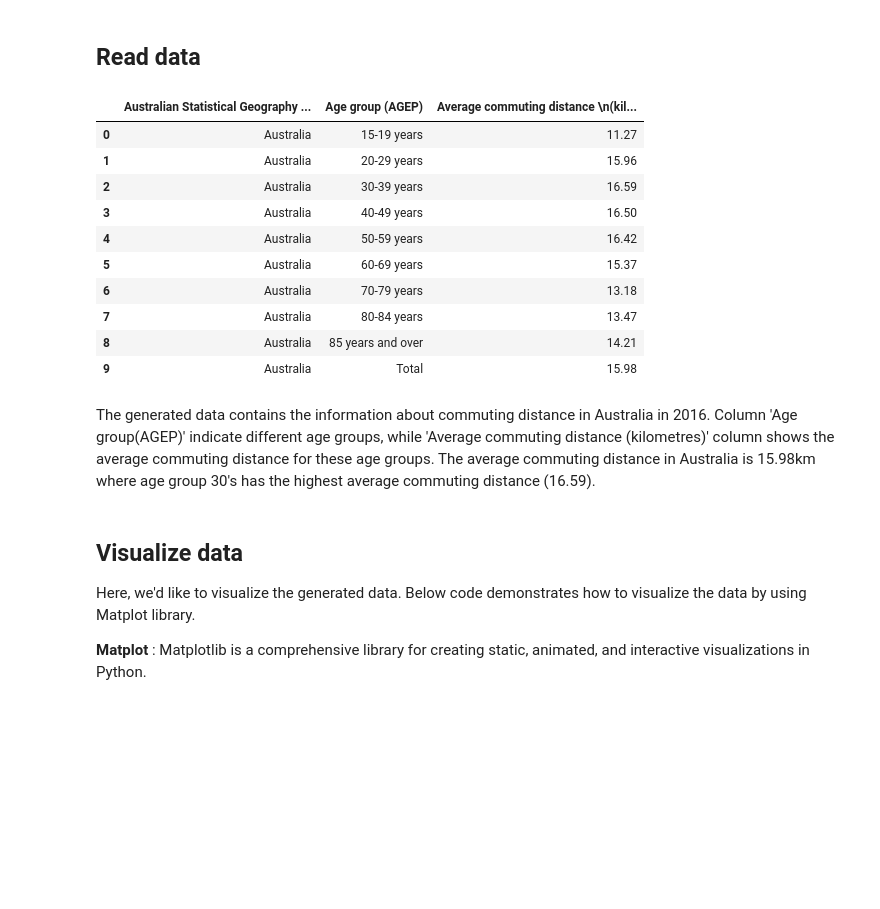
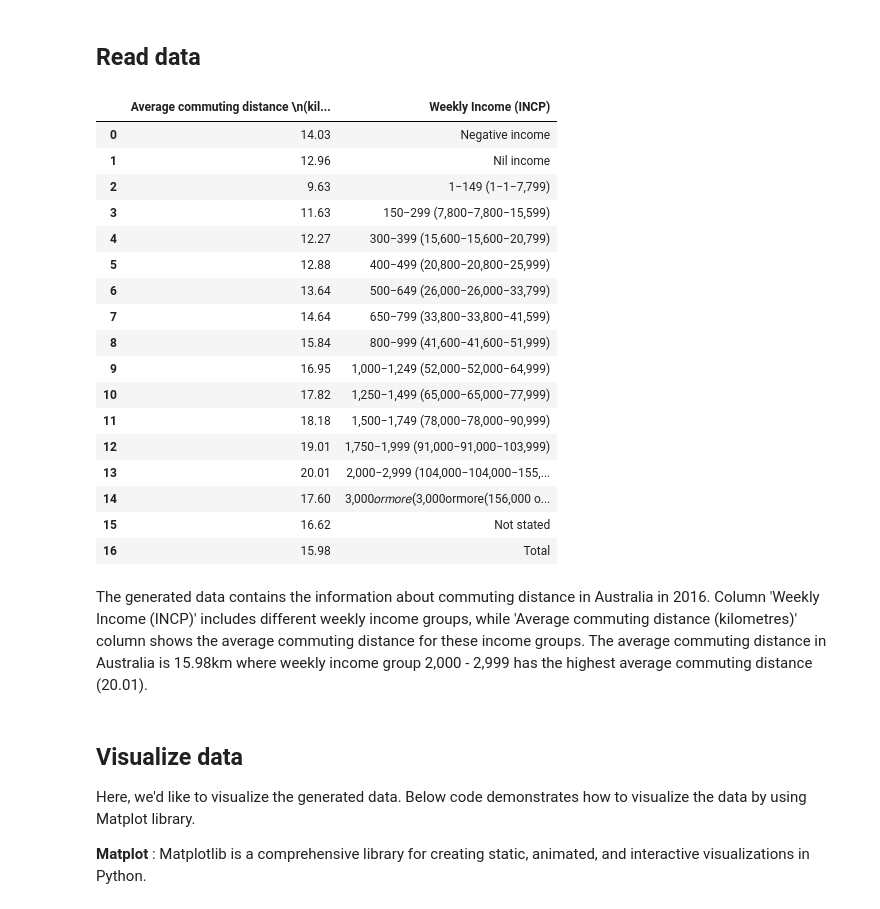
Before and after one commit to jihoonWoo/Commuting-distance-by-income, a Jupyter notebook: prepare_and_setup.ipynb, the cells around one changed output. Drawn from its saved outputs; the diff is of its cells as text; code cells hidden in the pictures; blank space fills up the shorter version.

```diff
--- a/prepare_and_setup.ipynb
+++ b/prepare_and_setup.ipynb
@@ -19,22 +19,29 @@ import numpy as np
 input_path = '../../DATA/Commuting-Distance-by-Personal-Characteristics/generated_data/'
 input_file = 'transformed_data.xlsx'
 # %%
-df = pd.read_excel(input_path + input_file, usecols=[1, 2, 3])
+df = pd.read_excel(input_path + input_file, usecols=[1, 2, 3], sheet_name='income')
 df
 # %% [output]
-|  | Australian Statistical Geography ... | Age group (AGEP) | Average commuting distance \n(kil... |
-| 0 | Australia | 15-19 years | 11.27 |
-| 1 | Australia | 20-29 years | 15.96 |
-| 2 | Australia | 30-39 years | 16.59 |
-| 3 | Australia | 40-49 years | 16.50 |
-| 4 | Australia | 50-59 years | 16.42 |
-| 5 | Australia | 60-69 years | 15.37 |
-| 6 | Australia | 70-79 years | 13.18 |
-| 7 | Australia | 80-84 years | 13.47 |
-| 8 | Australia | 85 years and over | 14.21 |
-| 9 | Australia | Total | 15.98 |
+|  | Average commuting distance \n(kil... | Weekly Income (INCP) |
+| 0 | 14.03 | Negative income |
+| 1 | 12.96 | Nil income |
+| 2 | 9.63 | 1−149 (1−1−7,799) |
+| 3 | 11.63 | 150−299 (7,800−7,800−15,599) |
+| 4 | 12.27 | 300−399 (15,600−15,600−20,799) |
+| 5 | 12.88 | 400−499 (20,800−20,800−25,999) |
+| 6 | 13.64 | 500−649 (26,000−26,000−33,799) |
+| 7 | 14.64 | 650−799 (33,800−33,800−41,599) |
+| 8 | 15.84 | 800−999 (41,600−41,600−51,999) |
+| 9 | 16.95 | 1,000−1,249 (52,000−52,000−64,999) |
+| 10 | 17.82 | 1,250−1,499 (65,000−65,000−77,999) |
+| 11 | 18.18 | 1,500−1,749 (78,000−78,000−90,999) |
+| 12 | 19.01 | 1,750−1,999 (91,000−91,000−103,999) |
+| 13 | 20.01 | 2,000−2,999 (104,000−104,000−155,... |
+| 14 | 17.60 | 3,000𝑜𝑟𝑚𝑜𝑟𝑒(3,000ormore(156,000 o... |
+| 15 | 16.62 | Not stated |
+| 16 | 15.98 | Total |
 # %% [markdown]
-The generated data contains the information about commuting distance in Australia in 2016. Column 'Age group(AGEP)' indicate different age groups, while 'Average commuting distance (kilometres)' column shows the average commuting distance for these age groups. The average commuting distance in Australia is 15.98km where age group 30's has the highest average commuting distance (16.59).
+The generated data contains the information about commuting distance in Australia in 2016. Column 'Weekly Income (INCP)' includes different weekly income groups, while 'Average commuting distance (kilometres)' column shows the average commuting distance for these income groups. The average commuting distance in Australia is 15.98km where weekly income group 2,000 - 2,999 has the highest average commuting distance (20.01).
 # %% [markdown]
 ## Visualize data
 
```
Also changed, not shown: parts of 9 cells of this notebook, 2 other files.
